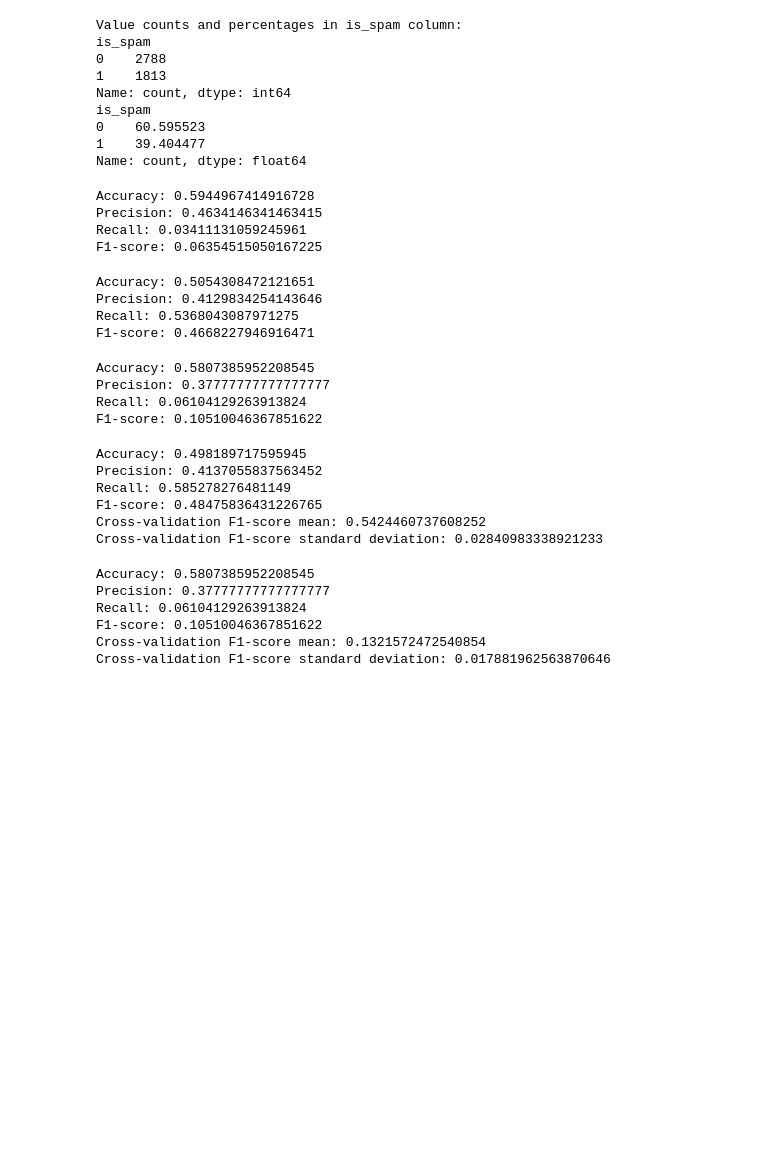
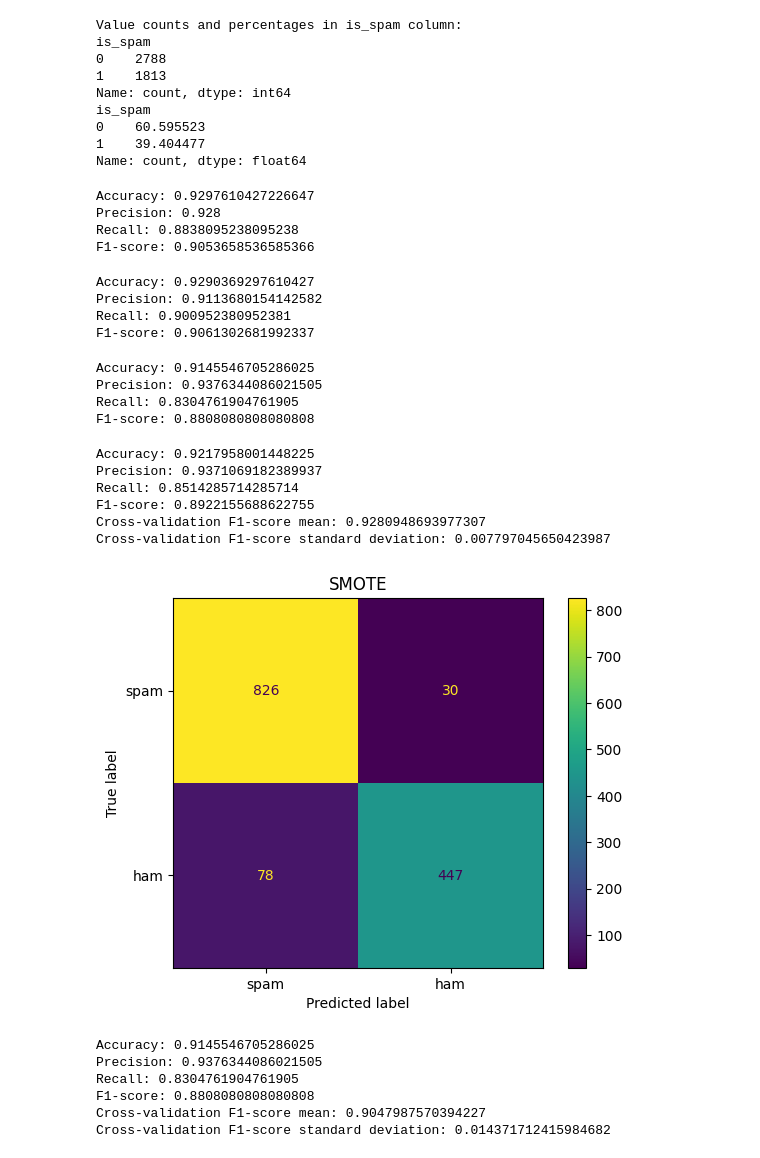
Before and after one commit to juledhbw/spambase, a Jupyter notebook: logreg_deniz.ipynb, the cells around one changed output. Drawn from its saved outputs; the diff is of its cells as text; code cells hidden in the pictures; blank space fills up the shorter version.

```diff
--- a/logreg_deniz.ipynb
+++ b/logreg_deniz.ipynb
@@ -14,4 +11,4 @@ import numpy as np
 # %%
-data = pd.read_csv('selected_data_45.csv').drop(columns=['Unnamed: 0'])
+data = pd.read_csv('selected_data_is_spam.csv')
 # %%
 data.target = data.loc[:,'is_spam'].tolist()
@@ -42,9 +33,11 @@ is_spam
 0    60.595523
 1    39.404477
 Name: count, dtype: float64
+# %%
+data_x = data.drop("is_spam", axis = 1)
 # %%
 # Split dataset into training set and test set
-X_train, X_test, y_train, y_test = train_test_split(data, data.target, test_size=0.3) # 70% training and 30% test
+X_train, X_test, y_train, y_test = train_test_split(data_x, data.target, test_size=0.3) # 70% training and 30% test
 # %%
 # Scale the features
 scaler = StandardScaler()
@@ -64,10 +57,10 @@ print("Precision:", precision_score(y_test, y_pred))
 print("Recall:", recall_score(y_test, y_pred))
 print("F1-score:", f1_score(y_test, y_pred))
 # %% [output]
-Accuracy: 0.5944967414916728
-Precision: 0.4634146341463415
-Recall: 0.03411131059245961
-F1-score: 0.06354515050167225
+Accuracy: 0.9297610427226647
+Precision: 0.928
+Recall: 0.8838095238095238
+F1-score: 0.9053658536585366
 # %%
 # Apply SMOTE to oversample the minority class
 sm = SMOTE(random_state=42)
@@ -91,10 +84,10 @@ print("Precision:", precision_score(y_test, y_pred))
 print("Recall:", recall_score(y_test, y_pred))
 print("F1-score:", f1_score(y_test, y_pred))
 # %% [output]
-Accuracy: 0.5054308472121651
-Precision: 0.4129834254143646
-Recall: 0.5368043087971275
-F1-score: 0.4668227946916471
+Accuracy: 0.9290369297610427
+Precision: 0.9113680154142582
+Recall: 0.900952380952381
+F1-score: 0.9061302681992337
 # %%
 from imblearn.under_sampling import TomekLinks
 
@@ -115,10 +108,10 @@ print("Precision:", precision_score(y_test, y_pred))
 print("Recall:", recall_score(y_test, y_pred))
 print("F1-score:", f1_score(y_test, y_pred))
 # %% [output]
-Accuracy: 0.5807385952208545
-Precision: 0.37777777777777777
-Recall: 0.06104129263913824
-F1-score: 0.10510046367851622
+Accuracy: 0.9145546705286025
+Precision: 0.9376344086021505
+Recall: 0.8304761904761905
+F1-score: 0.8808080808080808
 # %%
 from sklearn.model_selection import cross_val_score
 
@@ -148,12 +141,26 @@ print("F1-score:", f1_score(y_test, y_pred))
 print("Cross-validation F1-score mean:", mean_score)
 print("Cross-validation F1-score standard deviation:", std_score)
 # %% [output]
-Accuracy: 0.498189717595945
-Precision: 0.4137055837563452
-Recall: 0.585278276481149
-F1-score: 0.48475836431226765
-Cross-validation F1-score mean: 0.5424460737608252
-Cross-validation F1-score standard deviation: 0.02840983338921233
+Accuracy: 0.9217958001448225
+Precision: 0.9371069182389937
+Recall: 0.8514285714285714
+F1-score: 0.8922155688622755
+Cross-validation F1-score mean: 0.9280948693977307
+Cross-validation F1-score standard deviation: 0.007797045650423987
+# %%
+from sklearn import metrics
+import matplotlib.pyplot as plt
+
+
+cm = metrics.confusion_matrix(y_test, y_pred, labels=model.classes_)
+disp = metrics.ConfusionMatrixDisplay(confusion_matrix=cm,
+                              display_labels={'ham','spam'})
+disp.plot()
+
+plt.title("SMOTE")
+plt.show()
+# %% [output]
+[figure, added]
 # %%
 from imblearn.under_sampling import TomekLinks
 from sklearn.model_selection import cross_val_score
@@ -184,9 +191,9 @@ print("F1-score:", f1_score(y_test, y_pred))
 print("Cross-validation F1-score mean:", mean_score)
 print("Cross-validation F1-score standard deviation:", std_score)
 # %% [output]
-Accuracy: 0.5807385952208545
-Precision: 0.37777777777777777
-Recall: 0.06104129263913824
-F1-score: 0.10510046367851622
-Cross-validation F1-score mean: 0.1321572472540854
-Cross-validation F1-score standard deviation: 0.017881962563870646
+Accuracy: 0.9145546705286025
+Precision: 0.9376344086021505
+Recall: 0.8304761904761905
+F1-score: 0.8808080808080808
+Cross-validation F1-score mean: 0.9047987570394227
+Cross-validation F1-score standard deviation: 0.014371712415984682
```
Also changed, not shown: parts of 11 cells of this notebook, 1 other file.
